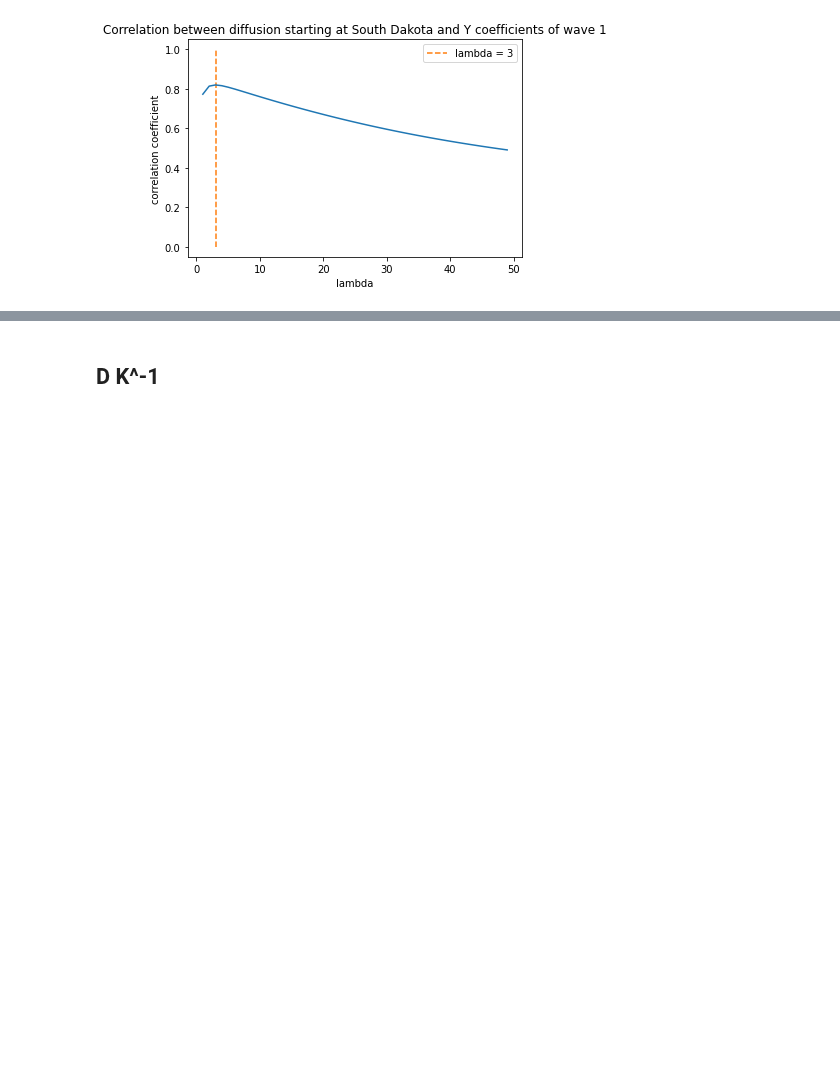
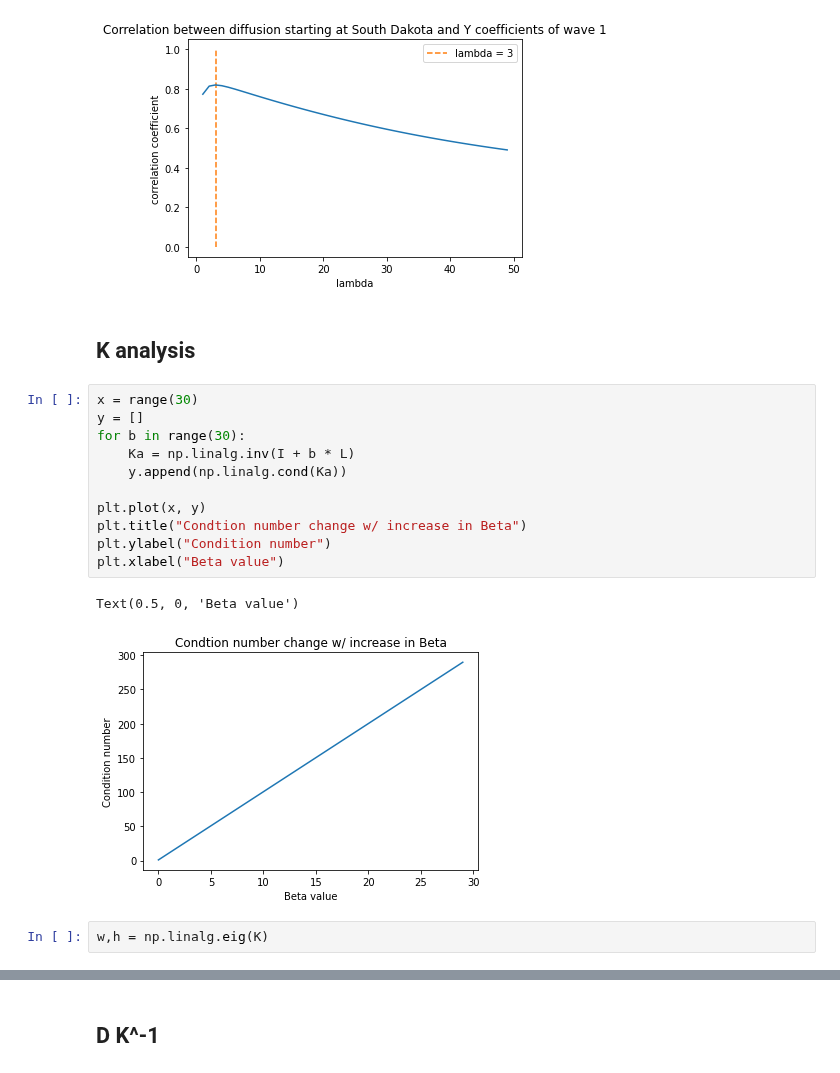
Before and after one commit to kevin-q2/Covid_Diffusion, a Jupyter notebook: analysis/diffusion_kernel.ipynb, the cells around one changed output, grey strips where cells are left out. Cells and saved outputs as stored; diff of their text form; blank space fills up the shorter version.

```diff
--- a/analysis/diffusion_kernel.ipynb
+++ b/analysis/diffusion_kernel.ipynb
@@ -192,3 +176,21 @@ plt.ylabel('correlation coefficient')
 plt.show()
 # %% [output]
 [figure]
+# %% [markdown]
+## K analysis
+# %%
+x = range(30)
+y = []
+for b in range(30):
+    Ka = np.linalg.inv(I + b * L)
+    y.append(np.linalg.cond(Ka))
+
+plt.plot(x, y)
+plt.title("Condtion number change w/ increase in Beta")
+plt.ylabel("Condition number")
+plt.xlabel("Beta value")
+# %% [output]
+Text(0.5, 0, 'Beta value')
+[figure, added]
+# %%
+w,h = np.linalg.eig(K)
```
Also changed, not shown: parts of 10 cells of this notebook, 5 other files.
